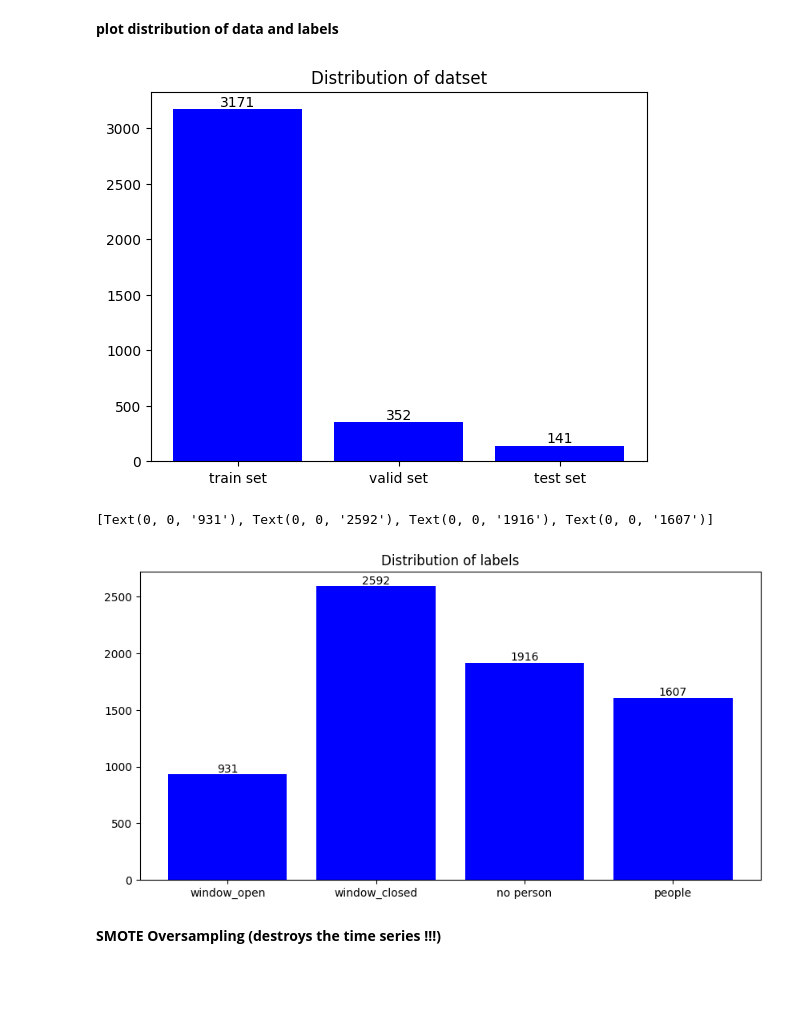
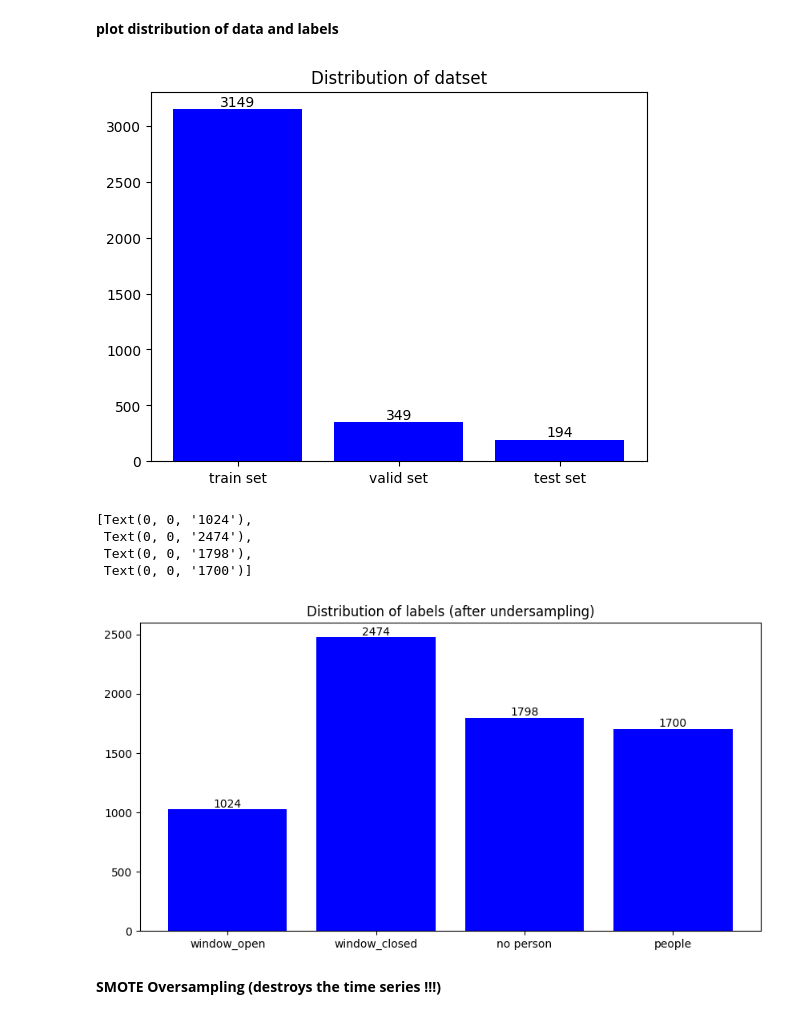
Before and after one commit to MajedNaN/TimeSeriesClassification, a Jupyter notebook: main.ipynb, the cells around one changed output. Saved outputs shown, nothing was run; the diff lists cells and outputs as text; code cells hidden in the pictures; blank space fills up the shorter version.

```diff
--- a/main.ipynb
+++ b/main.ipynb
@@ -243,14 +243,14 @@ print(df['person'].value_counts(),'\n',df['window_open'].value_counts(),'\n')
 # df2 = df2.drop(index = df2.index[df2.shape[0]-500:])
 
 ############### drop  rows from df1 for testing
-df1_test = df1.iloc[600:750]
-df1 = df1.drop(index = df1.index[600:750])
+df2_test = df2.iloc[7400:7600]
+df2 = df2.drop(index = df2.index[:7600]) ### to keep the sequence order drop from start
 
-df1.reset_index(drop=True,inplace=True)
-df1_test.reset_index(drop=True,inplace=True)
+df2.reset_index(drop=True,inplace=True)
+df2_test.reset_index(drop=True,inplace=True)
 
-df1_test_targets = df1_test.filter(['person','window_open'])
-df1_test_features = df1_test.drop(columns=['person','window_open'])
+df2_test_targets = df2_test.filter(['person','window_open'])
+df2_test_features = df2_test.drop(columns=['person','window_open'])
 
 
 # #### remove rows with 3 (one row) and 4 person (2 rows)
@@ -289,9 +289,9 @@ print(df_mini2.shape,'\n',df_mini2['person'].value_counts(),'\n',df_mini2['windo
 features_mini2 = features2.filter(f_)
 # print(targets2.iloc[:,0].value_counts())
 
-df1_test_mini = df1_test.filter(l_)
-print(df1_test_mini.shape,'\n',df1_test_mini['person'].value_counts(),'\n',df1_test_mini['window_open'].value_counts(),'\n')
-df1_test_features_mini = df1_test_features.filter(f_)
+df2_test_mini = df2_test.filter(l_)
+print(df2_test_mini.shape,'\n',df2_test_mini['person'].value_counts(),'\n',df2_test_mini['window_open'].value_counts(),'\n')
+df2_test_features_mini = df2_test_features.filter(f_)
 
 ## whole df
 df_mini = df.filter(l_)
@@ -402,7 +402,7 @@ plt.show()
 **Perform undersampling and segmentation**
 # %%
 under_window = 30
-seq_len = 10
+seq_len = 7
 stride = 1
 # standard_mode = 1 ## 1=normalizec, 2= minmax
 
@@ -472,7 +472,7 @@ y_valid = y[splits[1]]
 # y_test = y[splits[2]]
 
 #different test set
-x_test_, y_test = sliding(seq_len,1,df1_test_features_mini,df1_test_targets,mode='mean')
+x_test_, y_test = sliding(seq_len,1,df2_test_features_mini,df2_test_targets,mode='mean')
 x_test = np.zeros(x_test_.shape,dtype=np.float32)
 #################
 
@@ -507,37 +507,40 @@ print(x_train.shape,x_valid.shape,x_test.shape)
 # %%
 
 x_lbs = ['train set','valid set','test set']
 y_nmrs = [y_train.shape[0],y_valid.shape[0],y_test.shape[0]]
 
 fig, ax = plt.subplots()
 ind = np.arange(len(y_nmrs))  # the x locations for the groups
 bars = ax.bar(ind, y_nmrs, color="blue")
 ax.set_xticks(ind)
 ax.set_xticklabels(x_lbs, minor=False)
 plt.title('Distribution of datset')
 # plt.xlabel('x')
 # plt.ylabel('y')
 ax.bar_label(bars)
 plt.show()
 
 y_df = pd.DataFrame(y)
 y_df.columns = ['person','window_open']
 x_lbs = ['window_open','window_closed','no person','people']
 y_nmrs = [y_df['window_open'].value_counts()[1],y_df['window_open'].value_counts()[0],y_df['person'].value_counts()[0],y_df['person'].value_counts()[1]]
 
 fig, ax = plt.subplots(figsize=(10,5))
 ind = np.arange(len(y_nmrs))  # the x locations for the groups
 bars = ax.bar(ind, y_nmrs, color="blue")
 ax.set_xticks(ind)
 ax.set_xticklabels(x_lbs, minor=False)
-plt.title('Distribution of labels')
+plt.title('Distribution of labels (after undersampling)')
 # plt.xlabel('x')
 # plt.ylabel('y')
 ax.bar_label(bars)
 # %% [output]
-[figure, old version]
+[figure, new version]
-[Text(0, 0, '931'), Text(0, 0, '2592'), Text(0, 0, '1916'), Text(0, 0, '1607')]
+[Text(0, 0, '1024'),
+ Text(0, 0, '2474'),
+ Text(0, 0, '1798'),
+ Text(0, 0, '1700')]
-[figure, old version]
+[figure, new version]
 # %% [markdown]
 **SMOTE Oversampling (destroys the time series !!!)**
 # %%
```
Also changed, not shown: parts of 8 cells of this notebook, 7 other files.
